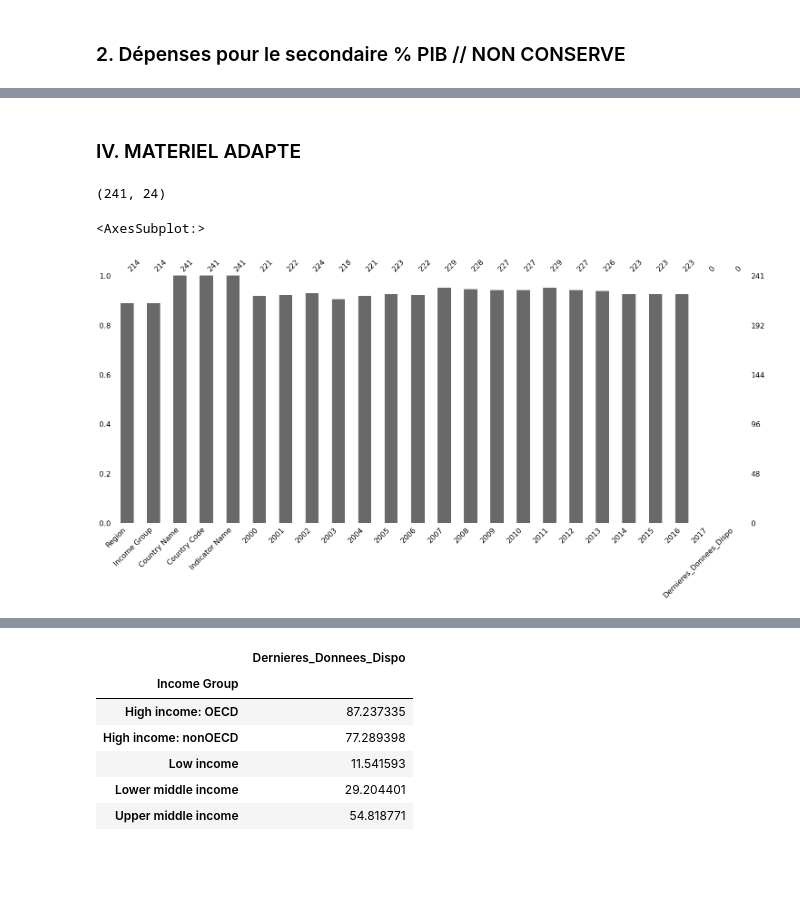
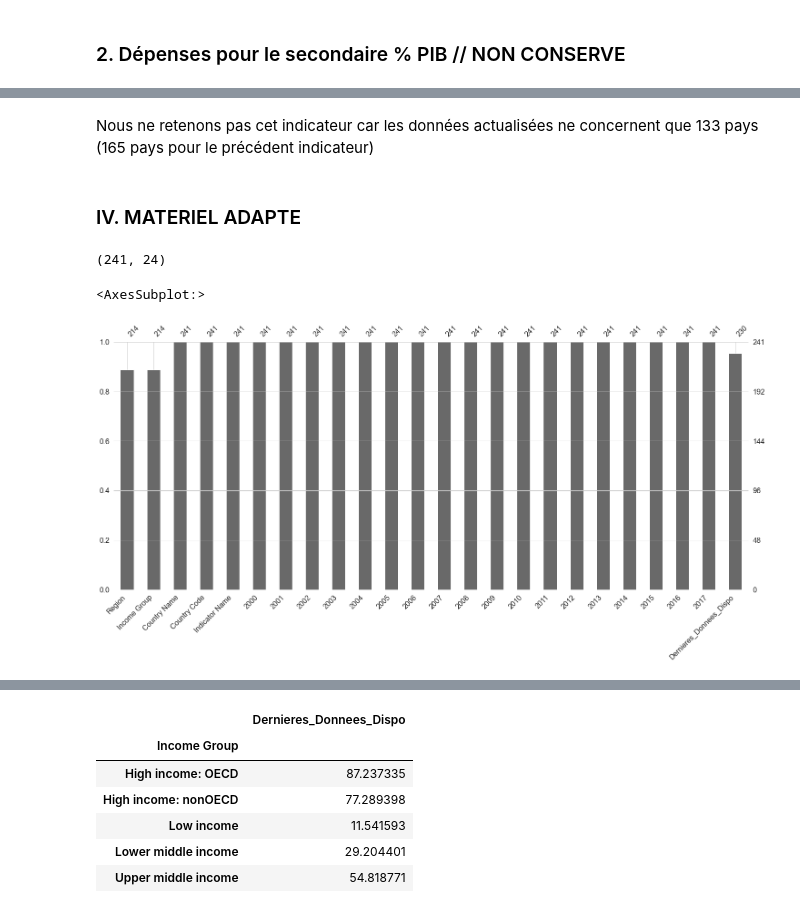
Before and after one commit to Charlotte-1987/openclassroom-projet2, a Jupyter notebook: notebook.ipynb, the cells around one changed output, grey strips where cells are left out. Drawn from its saved outputs; the diff is of its cells as text; code cells hidden in the pictures; blank space fills up the shorter version.

```diff
--- a/notebook.ipynb
+++ b/notebook.ipynb
@@ -774,3 +941,5 @@ df_aide_gouvernement1_complet.loc[:,['Country Name','Dernieres_Donnees_Dispo']].
+# %% [markdown]
+Nous ne retenons pas cet indicateur car les données actualisées ne concernent que 133 pays (165 pays pour le précédent indicateur)
 # %% [markdown]
 ### IV. MATERIEL ADAPTE
 # %%
@@ -778,14 +947,13 @@ df_aide_gouvernement1_complet.loc[:,['Country Name','Dernieres_Donnees_Dispo']].
 # Internet users (per 100 people)
 
 df_internet = df_base[df_base['Indicator Name'].isin(['Internet users (per 100 people)'])]
-
-# 229 remplis en 2011, au max du remplissage
+df_internet_complet = df_internet.fillna(method ='ffill', axis = 1)
+df_internet_complet['Dernieres_Donnees_Dispo'] = pd.to_numeric(df_internet_complet['Dernieres_Donnees_Dispo'],errors='coerce', downcast="float")
+df_internet_complet.shape
+# %% [output]
+(241, 24)
-# %%
-df_internet.shape
-# %% [output]
-(241, 24)
 # %%
-msno.bar(df_internet.sample(241))
+msno.bar(df_internet_complet.sample(241))
 # %% [output]
 <AxesSubplot:>
-[figure, old version]
+[figure, new version]
```
Also changed, not shown: parts of 82 cells of this notebook.
